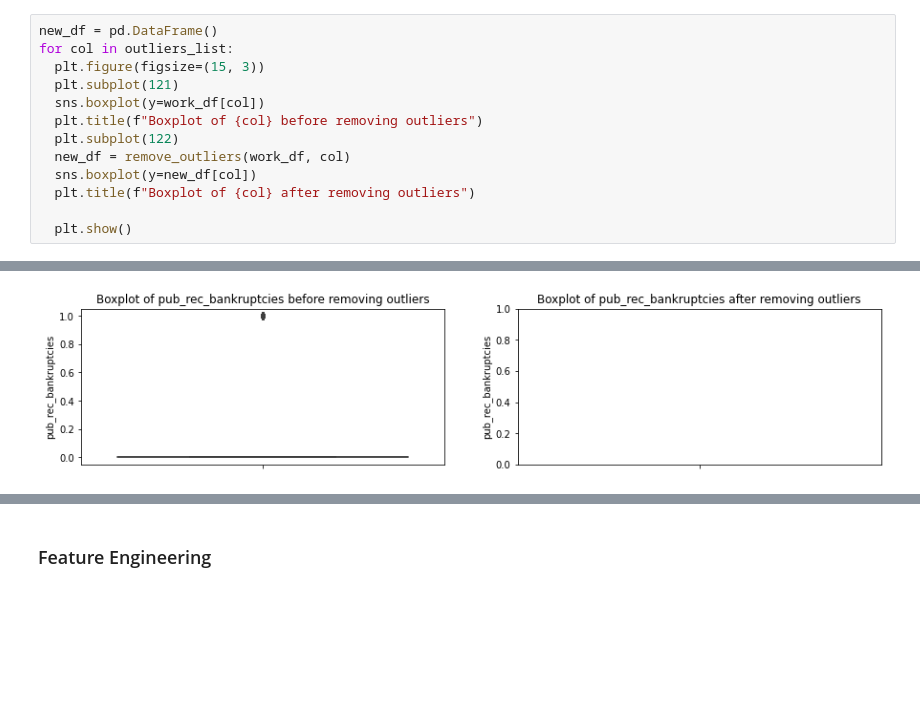
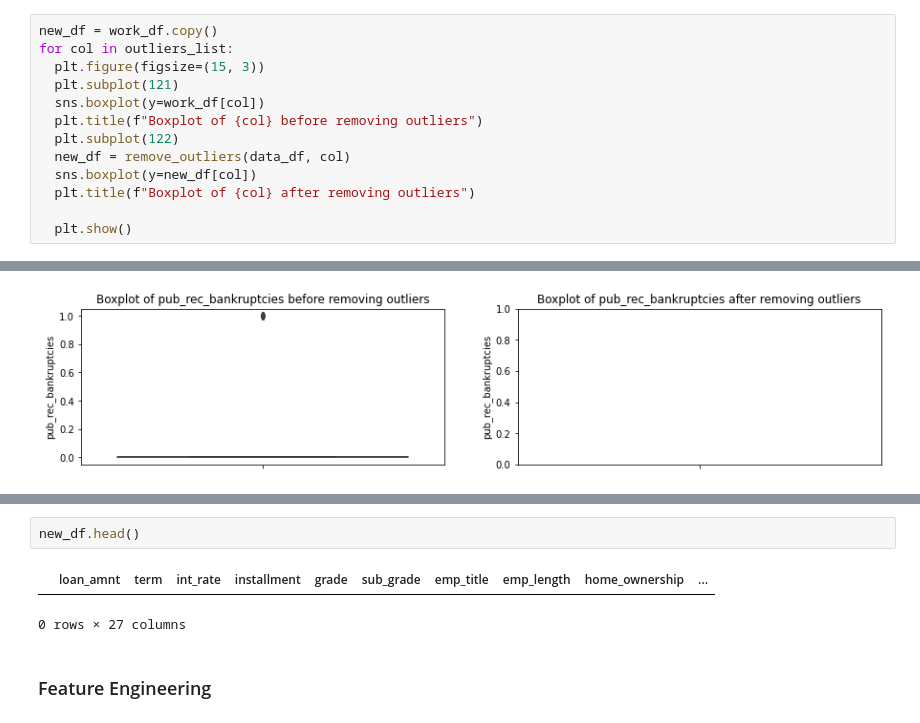
Before and after one commit to pkmariya/Scaler01, a Jupyter notebook: LoanTap_CaseStudy_Mariya_DSMLJune22.ipynb, the cells around one changed output, grey strips where cells are left out. Saved outputs shown, nothing was run; the diff lists cells and outputs as text; blank space fills up the shorter version.

```diff
--- a/LoanTap_CaseStudy_Mariya_DSMLJune22.ipynb
+++ b/LoanTap_CaseStudy_Mariya_DSMLJune22.ipynb
@@ -430,14 +446,14 @@ def remove_outliers(df, col):
   outliers_removed_df=df[(df[col]>q1-1.5*iqr)&(df[col]<q3+1.5*iqr)]
   return outliers_removed_df
 # %%
-new_df = pd.DataFrame()
+new_df = work_df.copy()
 for col in outliers_list:
   plt.figure(figsize=(15, 3))
   plt.subplot(121)
   sns.boxplot(y=work_df[col])
   plt.title(f"Boxplot of {col} before removing outliers")
   plt.subplot(122)
-  new_df = remove_outliers(work_df, col)
+  new_df = remove_outliers(data_df, col)
   sns.boxplot(y=new_df[col])
   plt.title(f"Boxplot of {col} after removing outliers")
 
@@ -461,3 +483,8 @@ IndexError: ignored
+# %%
+new_df.head()
+# %% [output]
+|  | loan_amnt | term | int_rate | installment | grade | sub_grade | emp_title | emp_length | home_ownership | ... |
+0 rows × 27 columns
 # %% [markdown]
 ### Feature Engineering
 # %%
```
Also changed, not shown: parts of 7 cells of this notebook.
